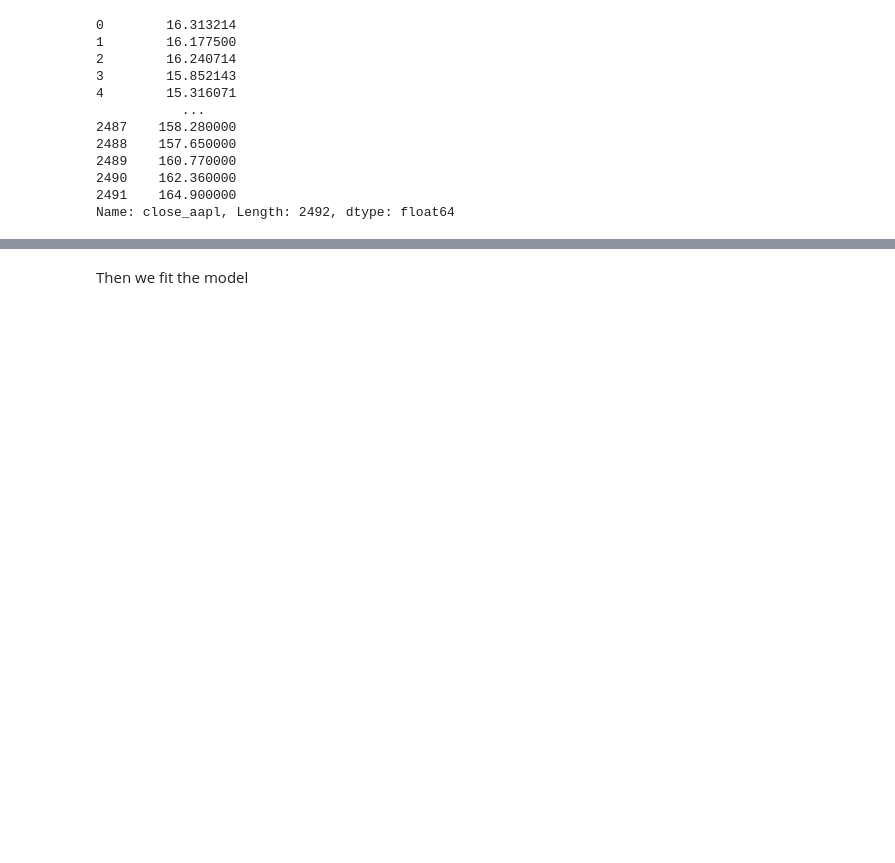
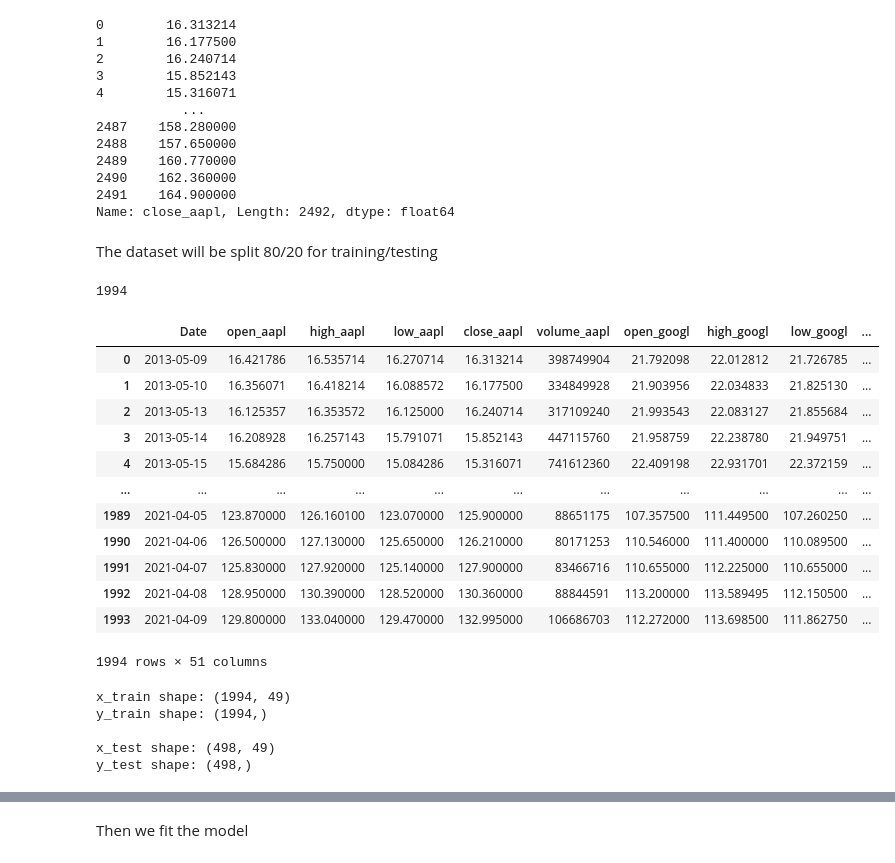
Before and after one commit to fmedrano2019/TraderJoes, a Jupyter notebook: XGBoost.ipynb, the cells around one changed output, grey strips where cells are left out. Drawn from its saved outputs; the diff is of its cells as text; code cells hidden in the pictures; blank space fills up the shorter version.

```diff
--- a/XGBoost.ipynb
+++ b/XGBoost.ipynb
@@ -54,3 +57,46 @@ y
 2490    162.360000
 2491    164.900000
 Name: close_aapl, Length: 2492, dtype: float64
+# %% [markdown]
+The dataset will be split 80/20 for training/testing
+# %%
+training_data_len = math.ceil(len(df) * 0.8)
+training_data_len
+# %% [output]
+1994
+# %%
+df[0:training_data_len]
+# %% [output]
+|  | Date | open_aapl | high_aapl | low_aapl | close_aapl | volume_aapl | open_googl | high_googl | low_googl | ... |
+| 0 | 2013-05-09 | 16.421786 | 16.535714 | 16.270714 | 16.313214 | 398749904 | 21.792098 | 22.012812 | 21.726785 | ... |
+| 1 | 2013-05-10 | 16.356071 | 16.418214 | 16.088572 | 16.177500 | 334849928 | 21.903956 | 22.034833 | 21.825130 | ... |
+| 2 | 2013-05-13 | 16.125357 | 16.353572 | 16.125000 | 16.240714 | 317109240 | 21.993543 | 22.083127 | 21.855684 | ... |
+| 3 | 2013-05-14 | 16.208928 | 16.257143 | 15.791071 | 15.852143 | 447115760 | 21.958759 | 22.238780 | 21.949751 | ... |
+| 4 | 2013-05-15 | 15.684286 | 15.750000 | 15.084286 | 15.316071 | 741612360 | 22.409198 | 22.931701 | 22.372159 | ... |
+| ... | ... | ... | ... | ... | ... | ... | ... | ... | ... | ... |
+| 1989 | 2021-04-05 | 123.870000 | 126.160100 | 123.070000 | 125.900000 | 88651175 | 107.357500 | 111.449500 | 107.260250 | ... |
+| 1990 | 2021-04-06 | 126.500000 | 127.130000 | 125.650000 | 126.210000 | 80171253 | 110.546000 | 111.400000 | 110.089500 | ... |
+| 1991 | 2021-04-07 | 125.830000 | 127.920000 | 125.140000 | 127.900000 | 83466716 | 110.655000 | 112.225000 | 110.655000 | ... |
+| 1992 | 2021-04-08 | 128.950000 | 130.390000 | 128.520000 | 130.360000 | 88844591 | 113.200000 | 113.589495 | 112.150500 | ... |
+| 1993 | 2021-04-09 | 129.800000 | 133.040000 | 129.470000 | 132.995000 | 106686703 | 112.272000 | 113.698500 | 111.862750 | ... |
+1994 rows × 51 columns
+# %%
+# creating training sets for x and y
+x_train = x[:training_data_len]
+y_train = y[:training_data_len]
+
+# creating testing sets for x and y
+x_test = x[training_data_len:]
+y_test = y[training_data_len:]
+
+print('x_train shape: ' + str(x_train.shape))
+print('y_train shape: ' + str(y_train.shape))
+print()
+print('x_test shape: ' + str(x_test.shape))
+print('y_test shape: ' + str(y_test.shape))
+# %% [output]
+x_train shape: (1994, 49)
+y_train shape: (1994,)
+
+x_test shape: (498, 49)
+y_test shape: (498,)
```
Also changed, not shown: parts of 7 cells of this notebook.
